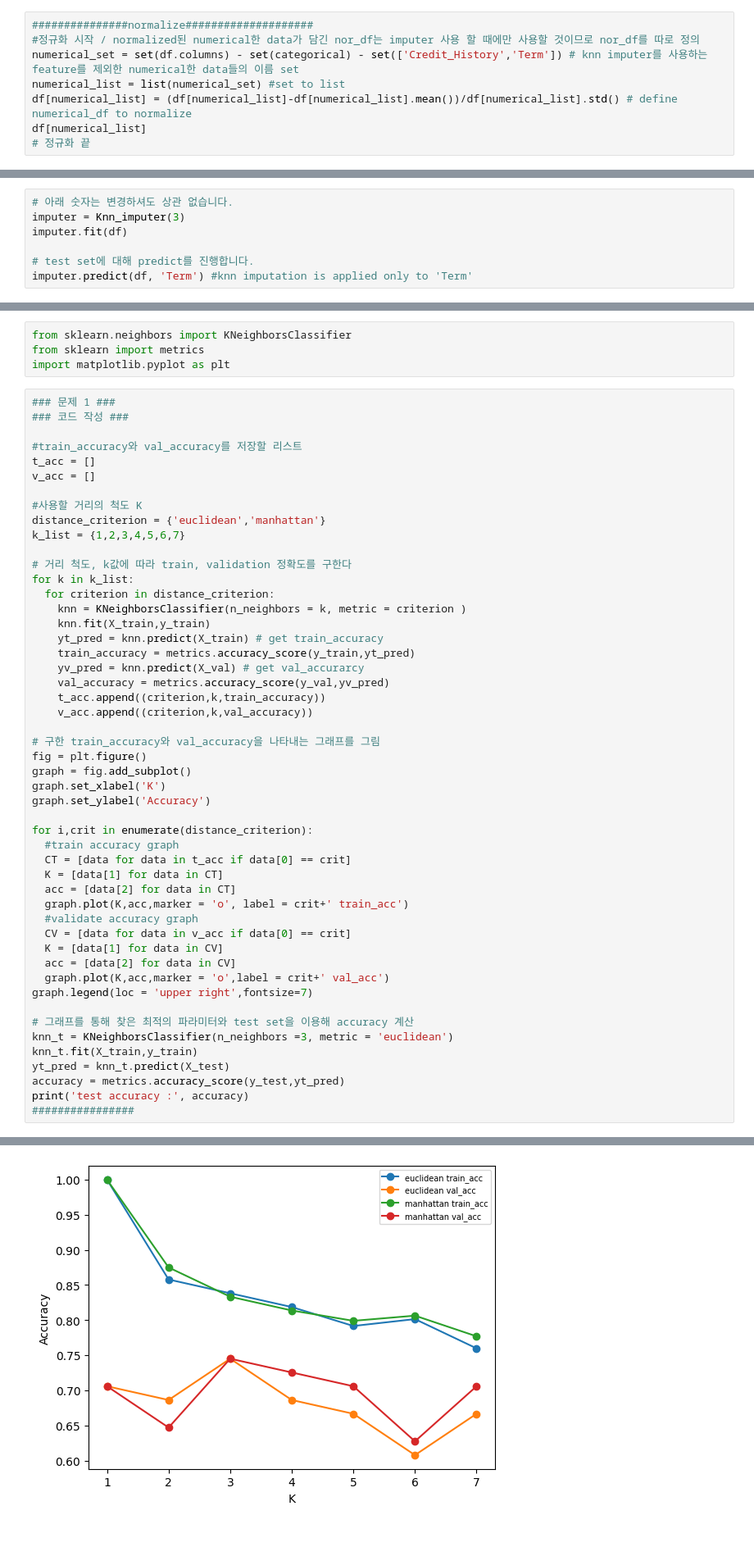
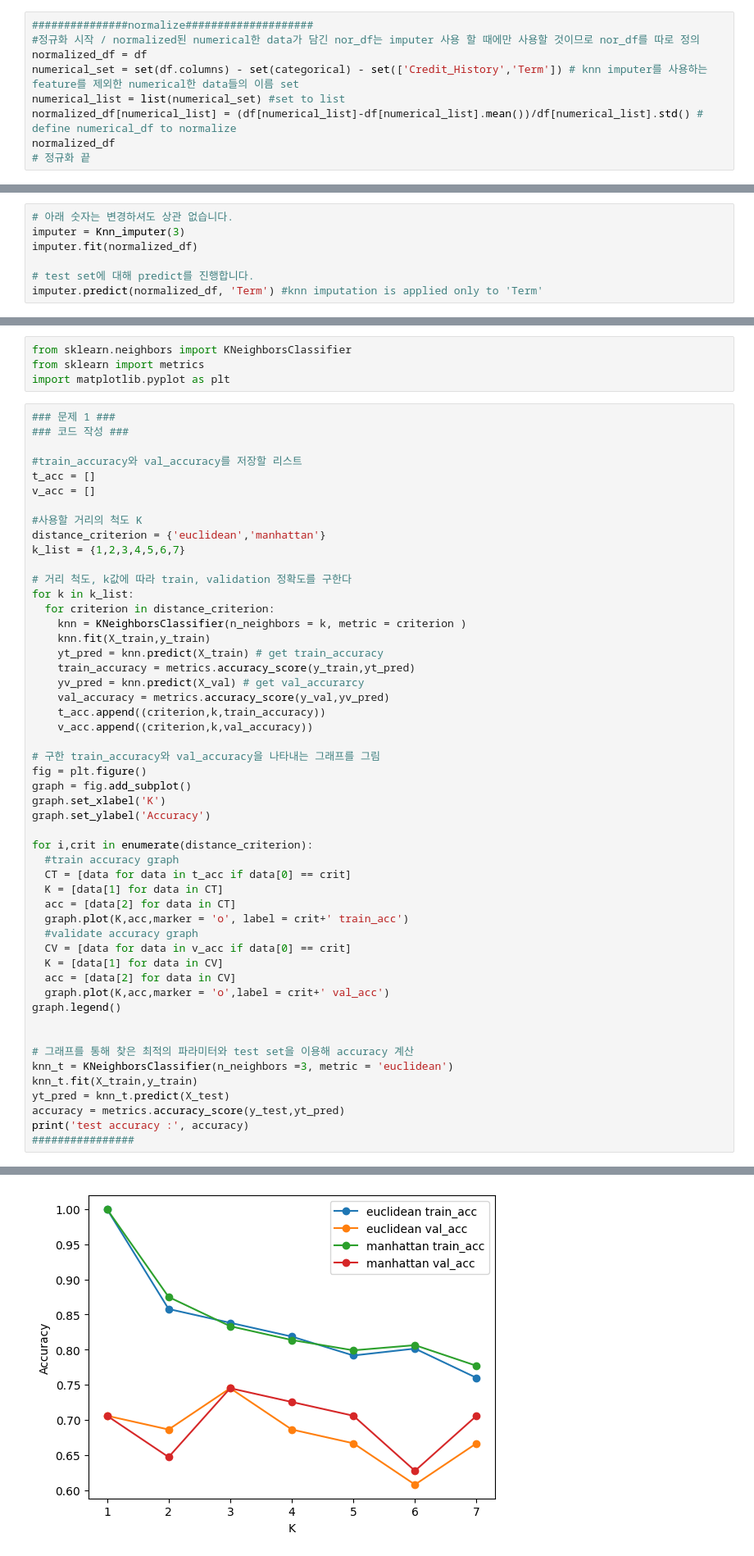
Before and after one commit to wkdtjrrb/2023S-Ajou-ML, a Jupyter notebook: HW2_202127288_장석규.ipynb, the cells around one changed output, grey strips where cells are left out. Shown at 82% size. Cells and saved outputs as stored; diff of their text form.

```diff
--- a/HW2_202127288_장석규.ipynb
+++ b/HW2_202127288_장석규.ipynb
@@ -203,9 +203,10 @@ import tqdm
 # %%
 ###############normalize####################
 #정규화 시작 / normalized된 numerical한 data가 담긴 nor_df는 imputer 사용 할 때에만 사용할 것이므로 nor_df를 따로 정의
+normalized_df = df
 numerical_set = set(df.columns) - set(categorical) - set(['Credit_History','Term']) # knn imputer를 사용하는 feature를 제외한 numerical한 data들의 이름 set
 numerical_list = list(numerical_set) #set to list
-df[numerical_list] = (df[numerical_list]-df[numerical_list].mean())/df[numerical_list].std() # define numerical_df to normalize
-df[numerical_list]
+normalized_df[numerical_list] = (df[numerical_list]-df[numerical_list].mean())/df[numerical_list].std() # define numerical_df to normalize
+normalized_df
 # 정규화 끝
 # %% [output]
@@ -296,10 +297,10 @@ class Knn_imputer():
 # %%
 # 아래 숫자는 변경하셔도 상관 없습니다.
 imputer = Knn_imputer(3)
-imputer.fit(df)
+imputer.fit(normalized_df)
 
 # test set에 대해 predict를 진행합니다.
-imputer.predict(df, 'Term') #knn imputation is applied only to 'Term'
+imputer.predict(normalized_df, 'Term') #knn imputation is applied only to 'Term'
 # %%
 df.isnull().sum() # 결측치가 채워졌는지 확인
 # %% [output]
@@ -403,35 +402,36 @@ for k in k_list:
     t_acc.append((criterion,k,train_accuracy))
     v_acc.append((criterion,k,val_accuracy))
 
 # 구한 train_accuracy와 val_accuracy을 나타내는 그래프를 그림
 fig = plt.figure()
 graph = fig.add_subplot()
 graph.set_xlabel('K')
 graph.set_ylabel('Accuracy')
 
 for i,crit in enumerate(distance_criterion):
   #train accuracy graph
   CT = [data for data in t_acc if data[0] == crit]
   K = [data[1] for data in CT]
   acc = [data[2] for data in CT]
   graph.plot(K,acc,marker = 'o', label = crit+' train_acc')
   #validate accuracy graph
   CV = [data for data in v_acc if data[0] == crit]
   K = [data[1] for data in CV]
   acc = [data[2] for data in CV]
   graph.plot(K,acc,marker = 'o',label = crit+' val_acc')
-graph.legend(loc = 'upper right',fontsize=7)
+graph.legend()
+
 
 # 그래프를 통해 찾은 최적의 파라미터와 test set을 이용해 accuracy 계산
 knn_t = KNeighborsClassifier(n_neighbors =3, metric = 'euclidean')
 knn_t.fit(X_train,y_train)
 yt_pred = knn_t.predict(X_test)
 accuracy = metrics.accuracy_score(y_test,yt_pred)
 print('test accuracy :', accuracy)
 ################
 # %% [output]
 test accuracy : 0.7307692307692307
-[figure, old version]
+[figure, new version]
 # %% [markdown]
 **설명 작성**
 - 최적의 파라미터: 최적의 파라미터는 두 criterion에 대해서 K = 3 일때이다.
```
Also changed, not shown: parts of 7 cells of this notebook.
